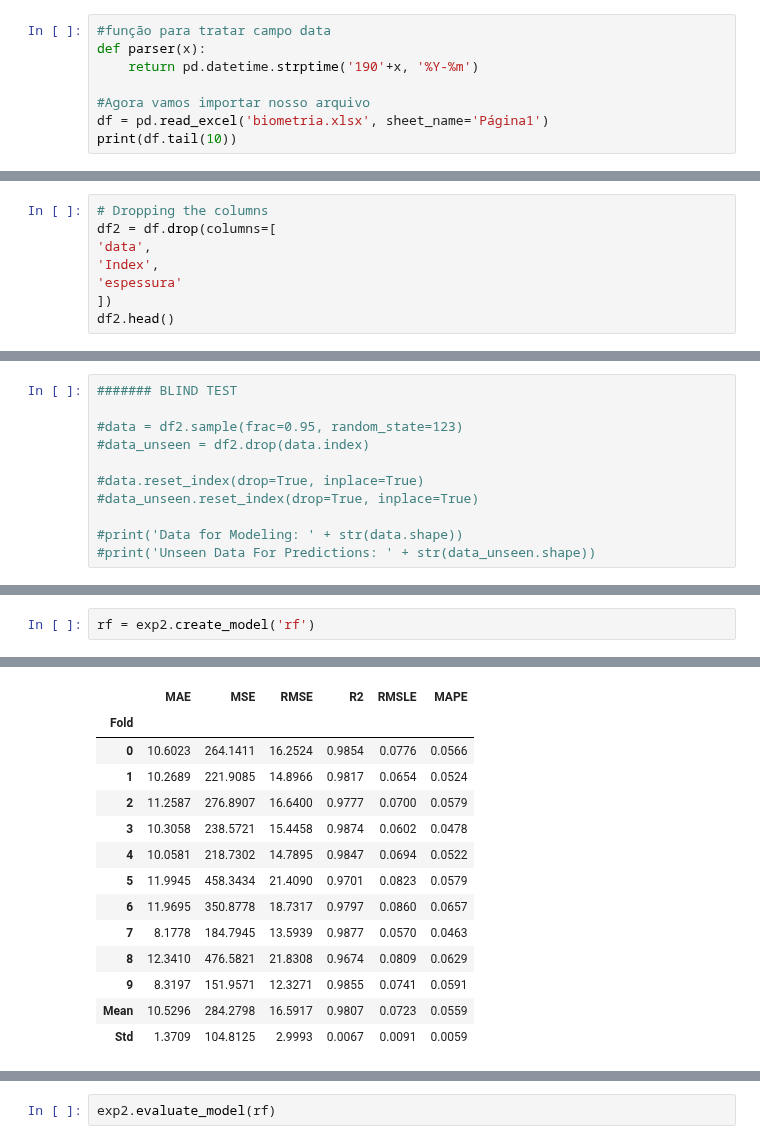
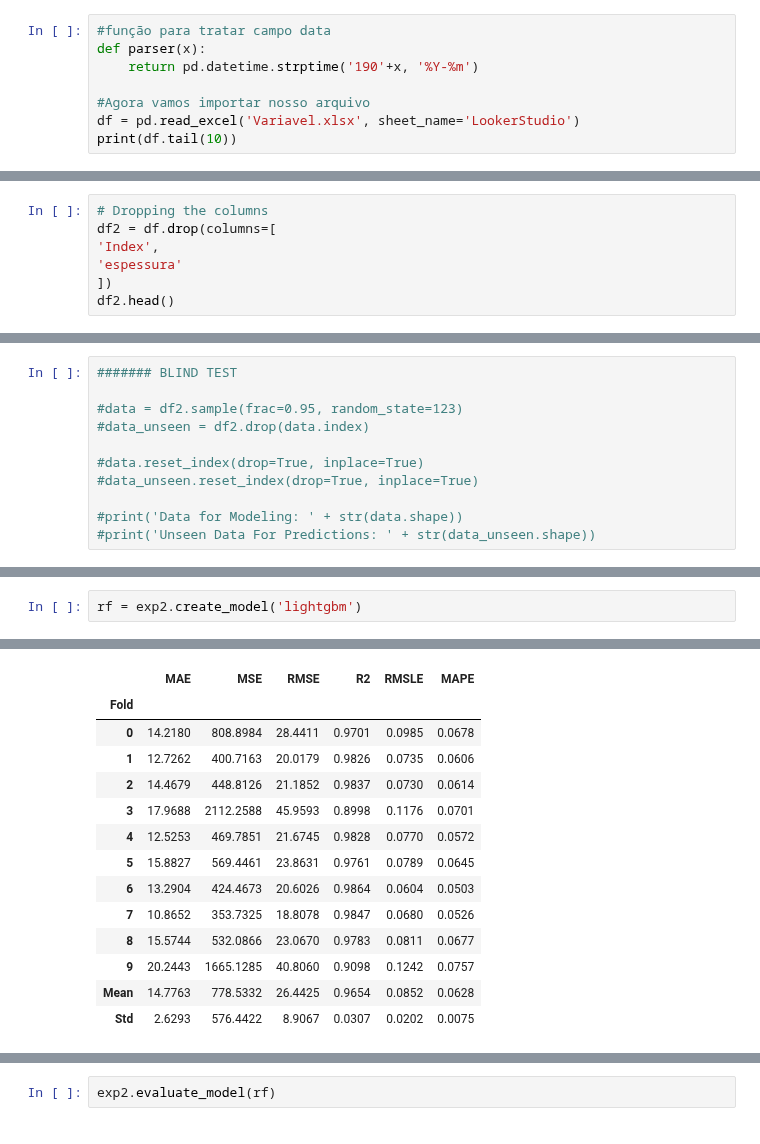
Before and after one commit to crisGriebler/IRD, a Jupyter notebook: fish/weight_pred/esalq_peso.ipynb, the cells around one changed output, grey strips where cells are left out. Cells and saved outputs as stored; diff of their text form.

```diff
--- a/fish/weight_pred/esalq_peso.ipynb
+++ b/fish/weight_pred/esalq_peso.ipynb
@@ -16,6 +16,6 @@ def parser(x):
     return pd.datetime.strptime('190'+x, '%Y-%m')
 
 #Agora vamos importar nosso arquivo
-df = pd.read_excel('biometria.xlsx', sheet_name='Página1')
+df = pd.read_excel('Variavel.xlsx', sheet_name='LookerStudio')
 print(df.tail(10))
 # %% [output]
@@ -39,7 +39,6 @@ print(df.tail(10))
 # %%
 # Dropping the columns
 df2 = df.drop(columns=[
-'data',
 'Index',
 'espessura'
 ])
@@ -108,22 +107,22 @@ best_model = exp2.compare_models()
 [interactive output not drawn]
 # %%
-rf = exp2.create_model('rf')
+rf = exp2.create_model('lightgbm')
 # %% [output]
 [interactive output not drawn]
 |  | MAE | MSE | RMSE | R2 | RMSLE | MAPE |
 | Fold |  |  |  |  |  |  |
-| 0 | 10.6023 | 264.1411 | 16.2524 | 0.9854 | 0.0776 | 0.0566 |
-| 1 | 10.2689 | 221.9085 | 14.8966 | 0.9817 | 0.0654 | 0.0524 |
-| 2 | 11.2587 | 276.8907 | 16.6400 | 0.9777 | 0.0700 | 0.0579 |
-| 3 | 10.3058 | 238.5721 | 15.4458 | 0.9874 | 0.0602 | 0.0478 |
-| 4 | 10.0581 | 218.7302 | 14.7895 | 0.9847 | 0.0694 | 0.0522 |
-| 5 | 11.9945 | 458.3434 | 21.4090 | 0.9701 | 0.0823 | 0.0579 |
-| 6 | 11.9695 | 350.8778 | 18.7317 | 0.9797 | 0.0860 | 0.0657 |
-| 7 | 8.1778 | 184.7945 | 13.5939 | 0.9877 | 0.0570 | 0.0463 |
-| 8 | 12.3410 | 476.5821 | 21.8308 | 0.9674 | 0.0809 | 0.0629 |
-| 9 | 8.3197 | 151.9571 | 12.3271 | 0.9855 | 0.0741 | 0.0591 |
-| Mean | 10.5296 | 284.2798 | 16.5917 | 0.9807 | 0.0723 | 0.0559 |
-| Std | 1.3709 | 104.8125 | 2.9993 | 0.0067 | 0.0091 | 0.0059 |
+| 0 | 14.2180 | 808.8984 | 28.4411 | 0.9701 | 0.0985 | 0.0678 |
+| 1 | 12.7262 | 400.7163 | 20.0179 | 0.9826 | 0.0735 | 0.0606 |
+| 2 | 14.4679 | 448.8126 | 21.1852 | 0.9837 | 0.0730 | 0.0614 |
+| 3 | 17.9688 | 2112.2588 | 45.9593 | 0.8998 | 0.1176 | 0.0701 |
+| 4 | 12.5253 | 469.7851 | 21.6745 | 0.9828 | 0.0770 | 0.0572 |
+| 5 | 15.8827 | 569.4461 | 23.8631 | 0.9761 | 0.0789 | 0.0645 |
+| 6 | 13.2904 | 424.4673 | 20.6026 | 0.9864 | 0.0604 | 0.0503 |
+| 7 | 10.8652 | 353.7325 | 18.8078 | 0.9847 | 0.0680 | 0.0526 |
+| 8 | 15.5744 | 532.0866 | 23.0670 | 0.9783 | 0.0811 | 0.0677 |
+| 9 | 20.2443 | 1665.1285 | 40.8060 | 0.9098 | 0.1242 | 0.0757 |
+| Mean | 14.7763 | 778.5332 | 26.4425 | 0.9654 | 0.0852 | 0.0628 |
+| Std | 2.6293 | 576.4422 | 8.9067 | 0.0307 | 0.0202 | 0.0075 |
 [interactive output not drawn]
 # %%
 exp2.plot_model(rf, plot = 'error')
```
Also changed, not shown: parts of 7 cells of this notebook.
